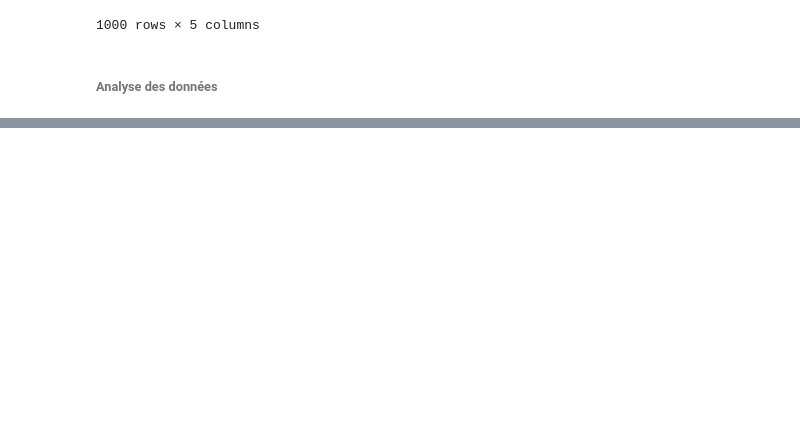
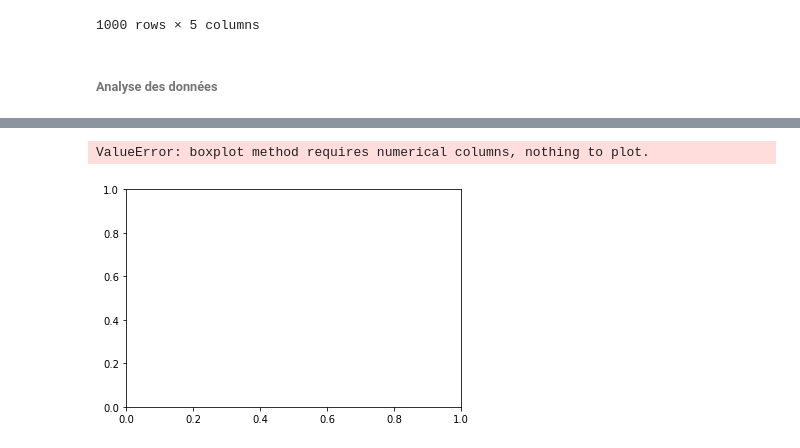
Before and after one commit to LaurenceAndraud/cyber-detective, a Jupyter notebook: Cyber detective.ipynb, the cells around one changed output, grey strips where cells are left out. Cells and saved outputs as stored; diff of their text form; code cells hidden in the pictures; blank space fills up the shorter version.

```diff
--- a/Cyber detective.ipynb
+++ b/Cyber detective.ipynb
@@ -501,0 +539,5 @@ new_df
+# %%
+book_info[['prix']].boxplot()
+# %% [output]
+ValueError: boxplot method requires numerical columns, nothing to plot.
+[figure, added]
```
Also changed, not shown: parts of 12 cells of this notebook, 1 other file.
